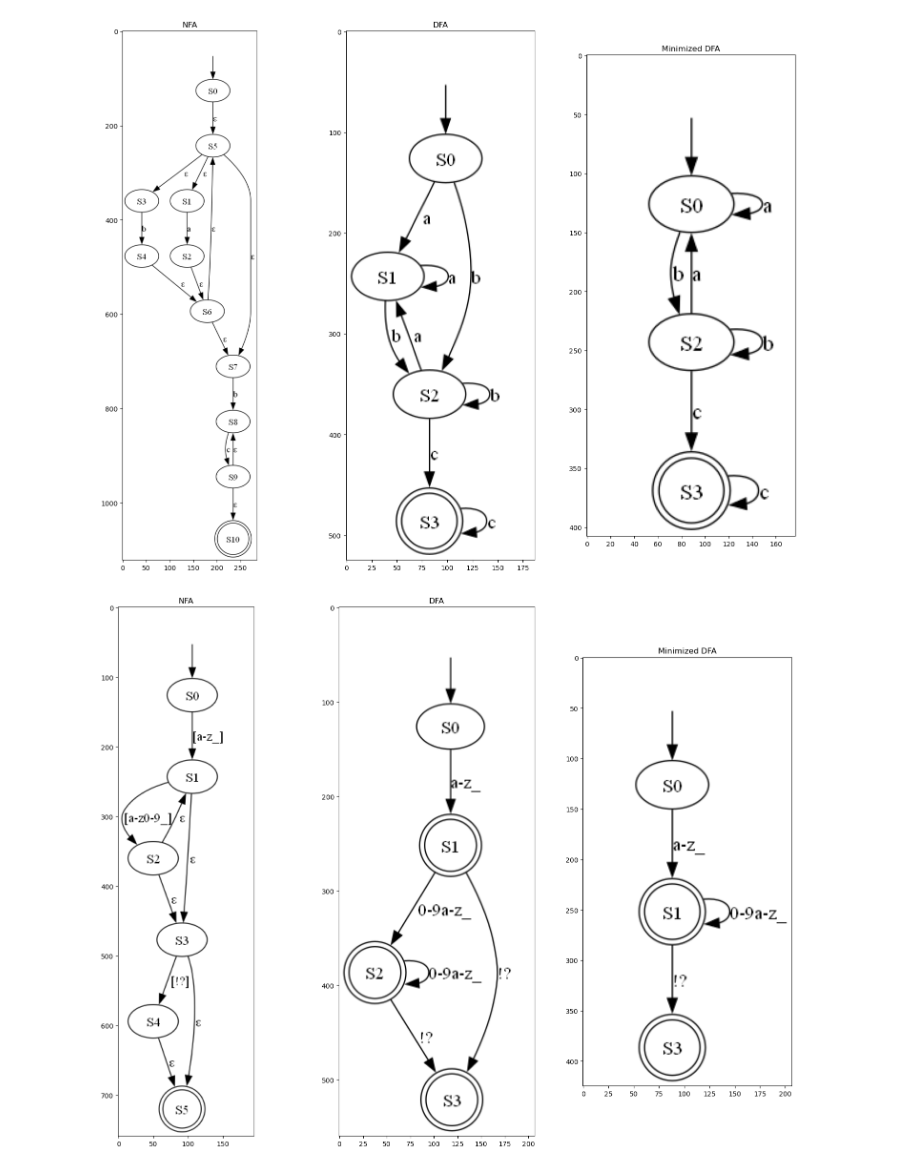
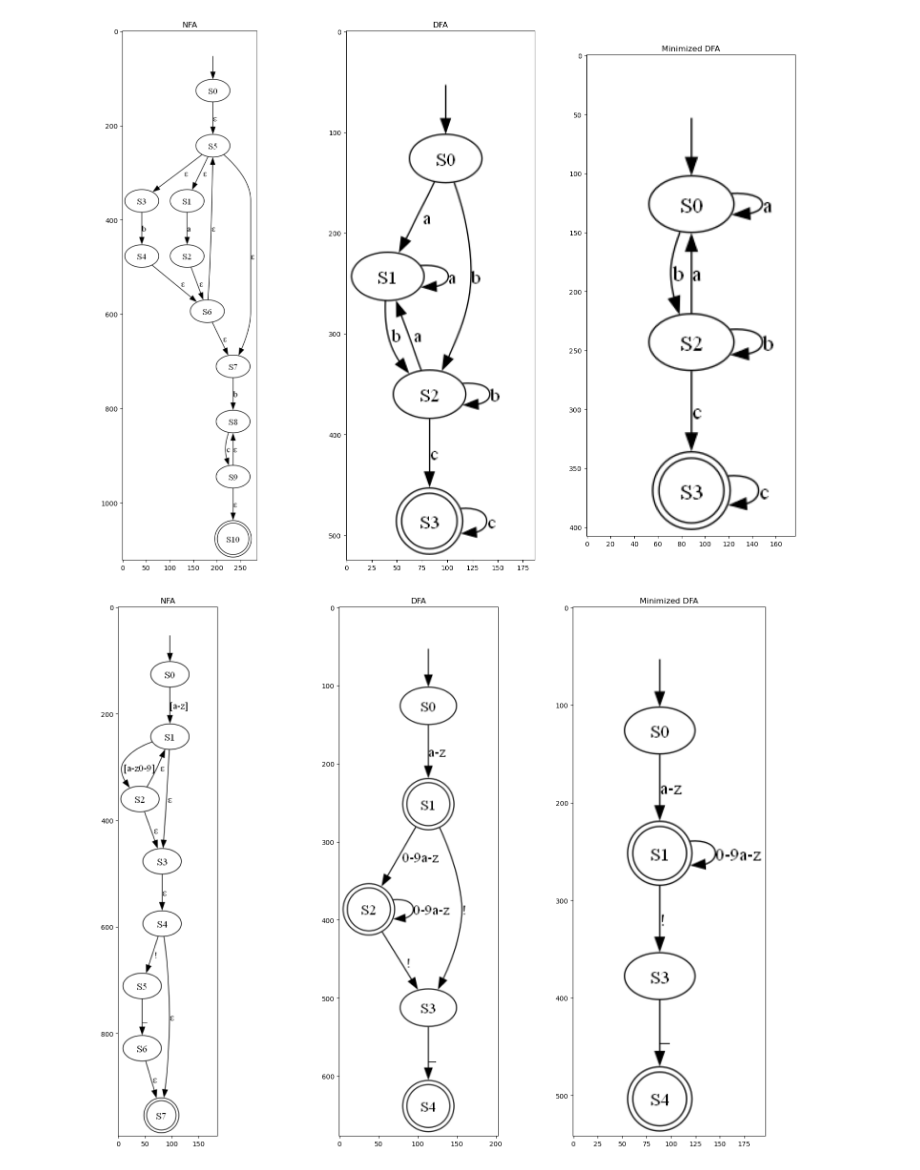
Before and after one commit to MohamedHAmin/NFA-DFA-cmd-generator, a Jupyter notebook: assignment_1.ipynb, the cells around one changed output. Cells and saved outputs as stored; diff of their text form; code cells hidden in the pictures.

```diff
--- a/assignment_1.ipynb
+++ b/assignment_1.ipynb
@@ -54,7 +54,7 @@ def verify_regex(regex: str) -> bool:
             # check if the next character is a alphanumeric character or a bracket or a parenthesis
             if index+1 >= len(regex):
                 return False
-            if not regex[index+1].isalnum() and regex[index+1] != '(' and regex[index+1] != '[' and regex[index+1] != '.':
+            if not regex[index+1].isalnum() and regex[index+1] != '(' and regex[index+1] != '[':
                 return False
             if index-1 < 0:
                 return False
@@ -1089,7 +1089,7 @@ NFA_DFA(test7, "test7")
 # %% [output]
 [figure]
 # %%
-test8 = "[a-z_][a-z0-9_]*[!?]?"
+test8 = "[a-z][a-z0-9]*(!_)?"
 NFA_DFA(test8, "test8")
 # %% [output]
-[figure, old version]
+[figure, new version]
```
Also changed, not shown: parts of 2 cells of this notebook, 9 other files.
